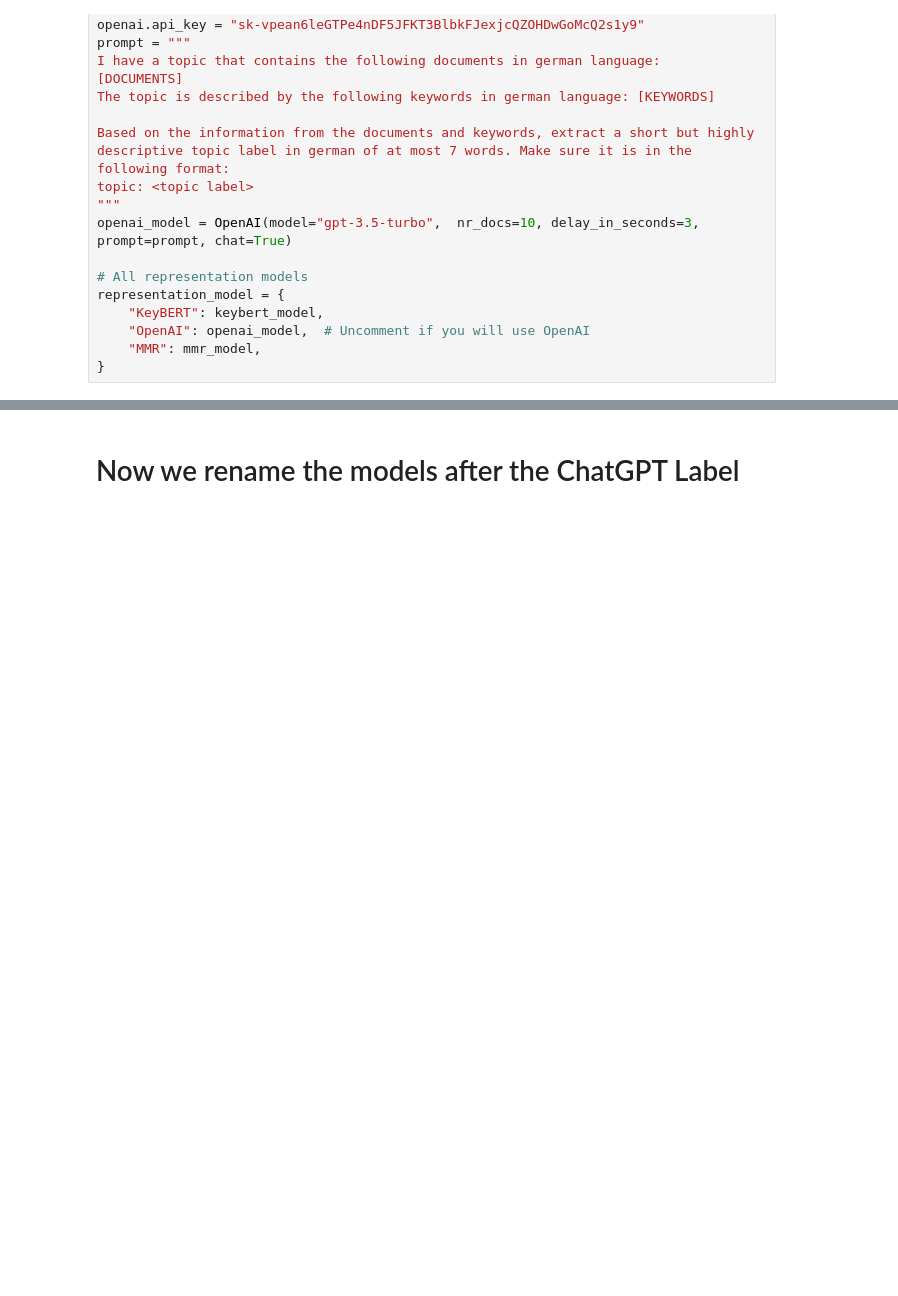
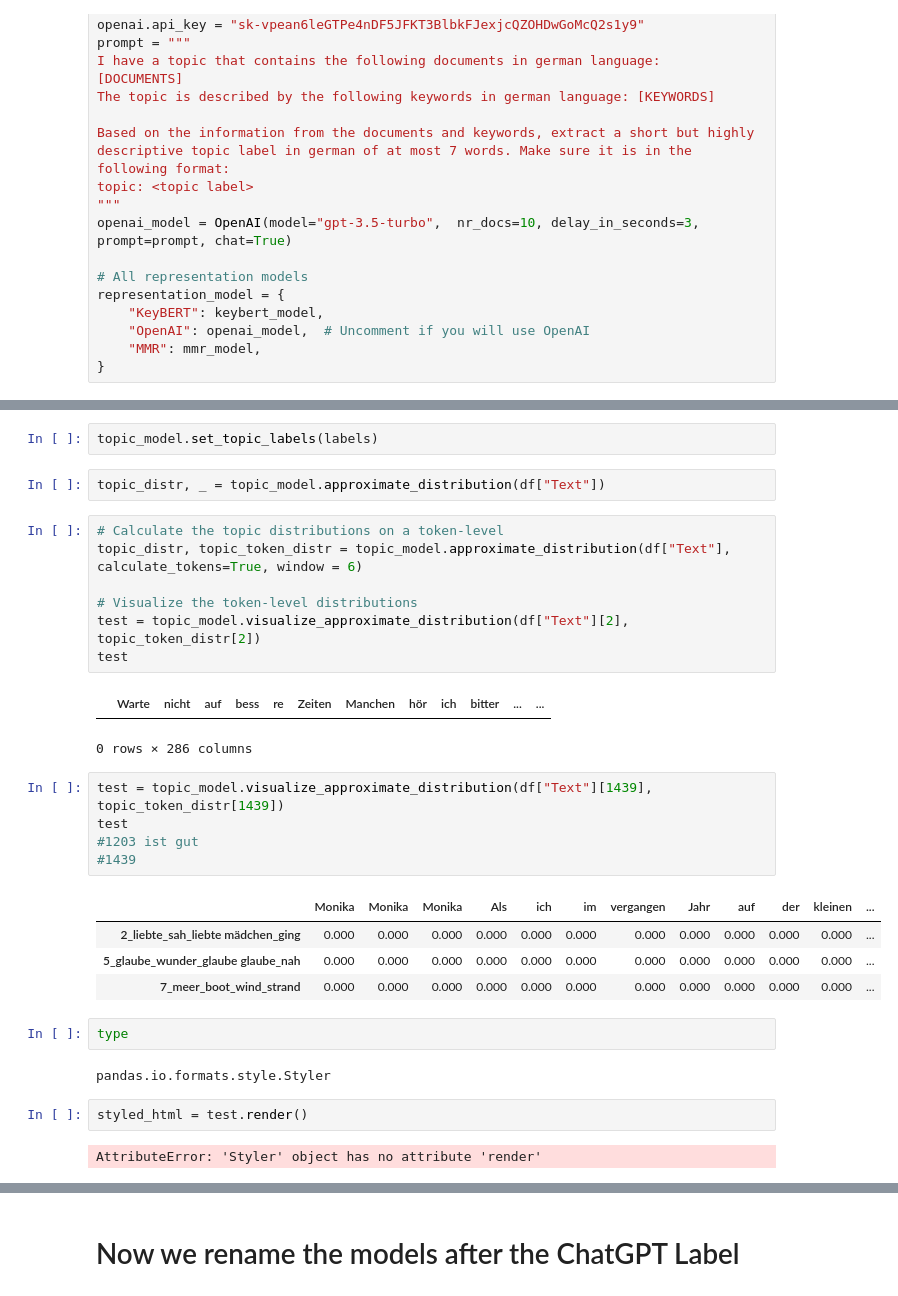
Before and after one commit to TimOps102/Topic_modelling_songs, a Jupyter notebook: GDR_FRG_Song_Topic_Modelling.ipynb, the cells around one changed output, grey strips where cells are left out. Saved outputs shown, nothing was run; the diff lists cells and outputs as text; blank space fills up the shorter version.

```diff
--- a/GDR_FRG_Song_Topic_Modelling.ipynb
+++ b/GDR_FRG_Song_Topic_Modelling.ipynb
@@ -345,0 +346,32 @@ topic_model.get_topic_info()
+# %%
+topic_model.set_topic_labels(labels)
+# %%
+topic_distr, _ = topic_model.approximate_distribution(df["Text"])
+# %%
+# Calculate the topic distributions on a token-level
+topic_distr, topic_token_distr = topic_model.approximate_distribution(df["Text"], calculate_tokens=True, window = 6)
+
+# Visualize the token-level distributions
+test = topic_model.visualize_approximate_distribution(df["Text"][2], topic_token_distr[2])
+test
+# %% [output]
+|  | Warte | nicht | auf | bess | re | Zeiten | Manchen | hör | ich | bitter | ... | ... |
+0 rows × 286 columns
+# %%
+test = topic_model.visualize_approximate_distribution(df["Text"][1439], topic_token_distr[1439])
+test
+#1203 ist gut
+#1439
+# %% [output]
+|  | Monika | Monika | Monika | Als | ich | im | vergangen | Jahr | auf | der | kleinen | ... |
+| 2_liebte_sah_liebte mädchen_ging | 0.000 | 0.000 | 0.000 | 0.000 | 0.000 | 0.000 | 0.000 | 0.000 | 0.000 | 0.000 | 0.000 | ... |
+| 5_glaube_wunder_glaube glaube_nah | 0.000 | 0.000 | 0.000 | 0.000 | 0.000 | 0.000 | 0.000 | 0.000 | 0.000 | 0.000 | 0.000 | ... |
+| 7_meer_boot_wind_strand | 0.000 | 0.000 | 0.000 | 0.000 | 0.000 | 0.000 | 0.000 | 0.000 | 0.000 | 0.000 | 0.000 | ... |
+# %%
+type
+# %% [output]
+pandas.io.formats.style.Styler
+# %%
+styled_html = test.render()
+# %% [output]
+AttributeError: 'Styler' object has no attribute 'render'
```
Also changed, not shown: parts of 6 cells of this notebook, 10 other files.
